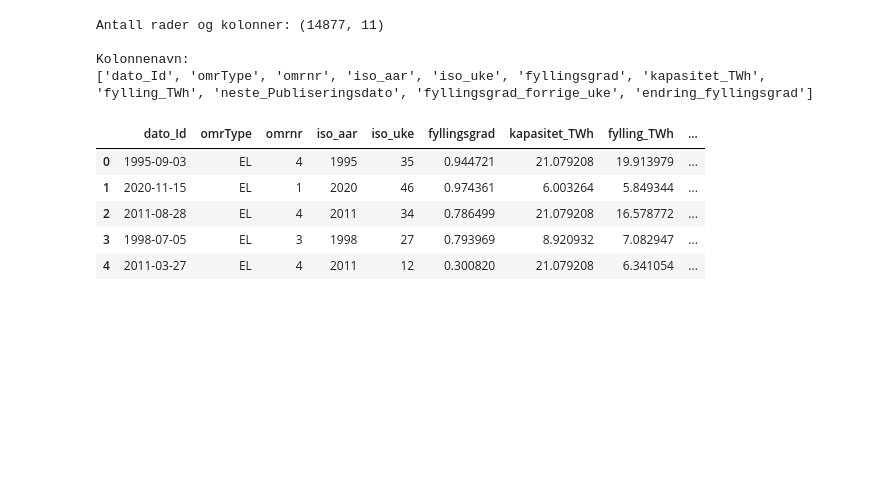
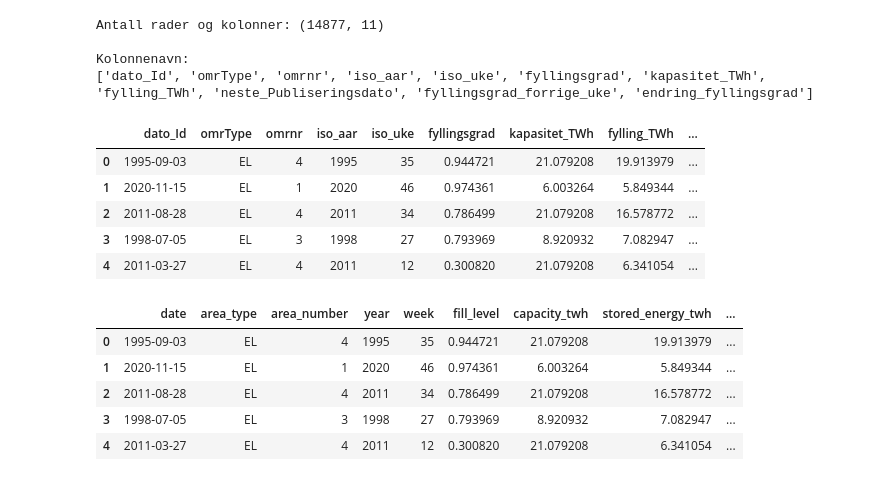
Before and after one commit to Kaja321/ind320-dashboard-kaja321, a Jupyter notebook: analyse.ipynb, the cells around one changed output. Cells and saved outputs as stored; diff of their text form; code cells hidden in the pictures; blank space fills up the shorter version.

```diff
--- a/analyse.ipynb
+++ b/analyse.ipynb
@@ -52,3 +52,29 @@ Kolonnenavn:
 | 2 | 2011-08-28 | EL | 4 | 2011 | 34 | 0.786499 | 21.079208 | 16.578772 | ... |
 | 3 | 1998-07-05 | EL | 3 | 1998 | 27 | 0.793969 | 8.920932 | 7.082947 | ... |
 | 4 | 2011-03-27 | EL | 4 | 2011 | 12 | 0.300820 | 21.079208 | 6.341054 | ... |
+# %%
+# Omdøper kolonnene til engelske og forståelige navn
+df = df.rename(
+    columns={
+        "dato_Id": "date",
+        "omrType": "area_type",
+        "omrnr": "area_number",
+        "iso_aar": "year",
+        "iso_uke": "week",
+        "fyllingsgrad": "fill_level",
+        "kapasitet_TWh": "capacity_twh",
+        "fylling_TWh": "stored_energy_twh",
+        "neste_Publiseringsdato": "next_publication_date",
+        "fyllingsgrad_forrige_uke": "previous_week_fill_level",
+        "endring_fyllingsgrad": "change_in_fill_level",
+    }
+)
+
+df.head()
+# %% [output]
+|  | date | area_type | area_number | year | week | fill_level | capacity_twh | stored_energy_twh | ... |
+| 0 | 1995-09-03 | EL | 4 | 1995 | 35 | 0.944721 | 21.079208 | 19.913979 | ... |
+| 1 | 2020-11-15 | EL | 1 | 2020 | 46 | 0.974361 | 6.003264 | 5.849344 | ... |
+| 2 | 2011-08-28 | EL | 4 | 2011 | 34 | 0.786499 | 21.079208 | 16.578772 | ... |
+| 3 | 1998-07-05 | EL | 3 | 1998 | 27 | 0.793969 | 8.920932 | 7.082947 | ... |
+| 4 | 2011-03-27 | EL | 4 | 2011 | 12 | 0.300820 | 21.079208 | 6.341054 | ... |
```
Also changed, not shown: parts of 4 cells of this notebook.
